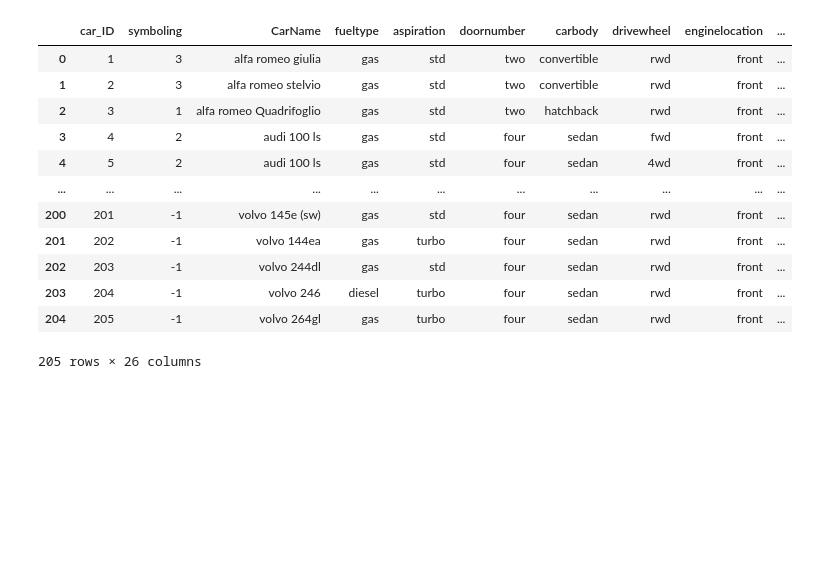
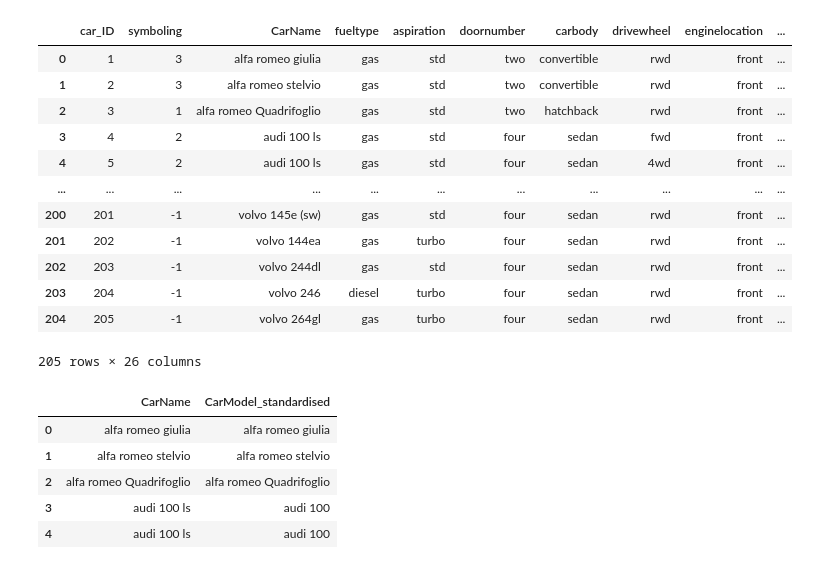
Before and after one commit to phonemes-and-speech-entrainment/Car_feature_price_analysis, a Jupyter notebook: jupyter_notebooks/car_price_etl_draft.ipynb, the cells around one changed output. Drawn from its saved outputs; the diff is of its cells as text; code cells hidden in the pictures; blank space fills up the shorter version.

Commit message:
Edit standardised car names

```diff
--- a/jupyter_notebooks/car_price_etl_draft.ipynb
+++ b/jupyter_notebooks/car_price_etl_draft.ipynb
@@ -345,3 +345,20 @@ df
 | 203 | 204 | -1 | volvo 246 | diesel | turbo | four | sedan | rwd | front | ... |
 | 204 | 205 | -1 | volvo 264gl | gas | turbo | four | sedan | rwd | front | ... |
 205 rows × 26 columns
+# %%
+df["CarModel_standardised"] = df["CarName"].replace(all_model_corrections)
+# %%
+df.insert(
+    df.columns.get_loc("CarName") + 1,
+    "CarModel_standardised",
+    df.pop("CarModel_standardised")
+)
+# %%
+display(df[["CarName", "CarModel_standardised"]].head())
+# %% [output]
+|  | CarName | CarModel_standardised |
+| 0 | alfa romeo giulia | alfa romeo giulia |
+| 1 | alfa romeo stelvio | alfa romeo stelvio |
+| 2 | alfa romeo Quadrifoglio | alfa romeo Quadrifoglio |
+| 3 | audi 100 ls | audi 100 |
+| 4 | audi 100 ls | audi 100 |
```
Also changed, not shown: parts of 2 cells of this notebook.
